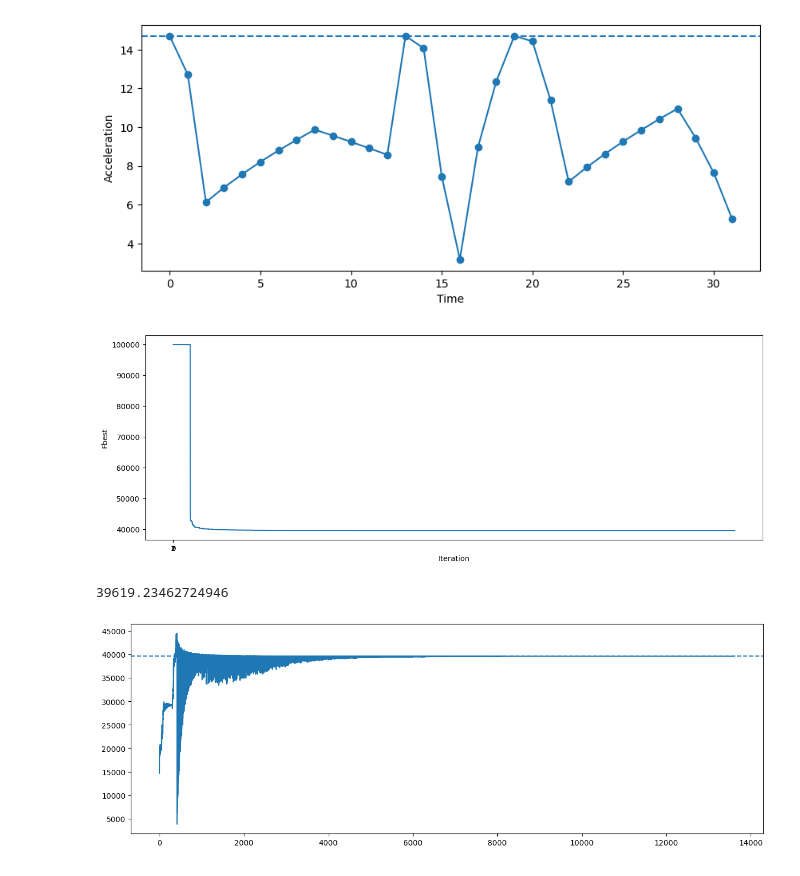
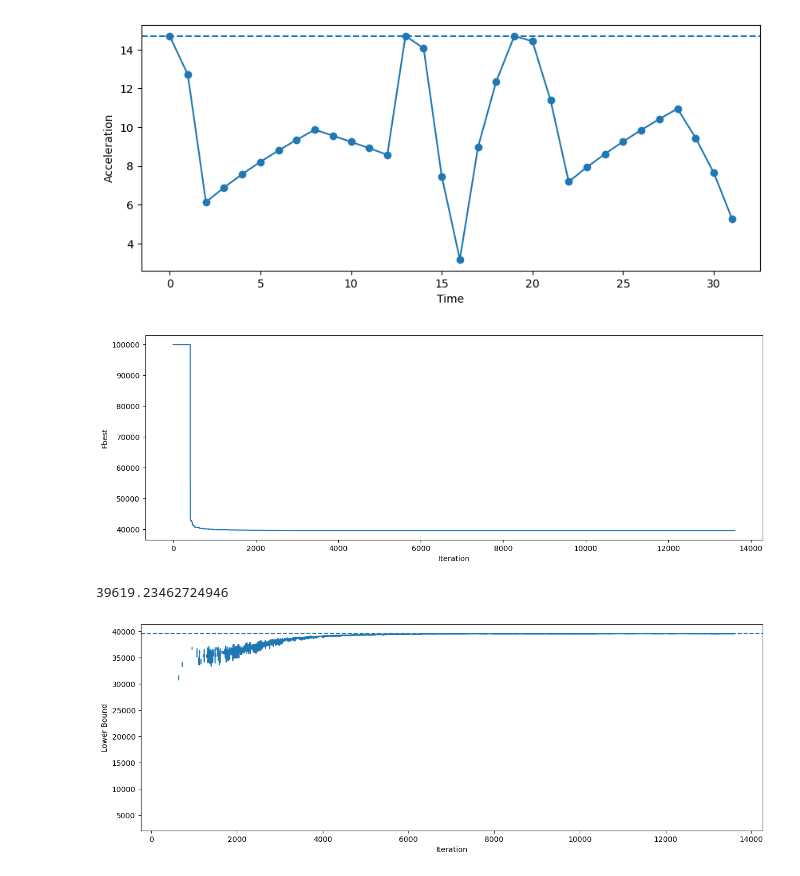
Before and after one commit to Vangelice/Ellipsoid-Optimization, a Jupyter notebook: optimization.ipynb, the cells around one changed output. Saved outputs shown, nothing was run; the diff lists cells and outputs as text; code cells hidden in the pictures.

Commit message:
Nanlify some lower bound

```diff
--- a/optimization.ipynb
+++ b/optimization.ipynb
@@ -152,10 +152,13 @@ plt.show()
 # %%
 LB=[]
 for i in range(It+1):
-    temp=0
-    for j in range(T-1):
-        temp+=XL[i][j]**3+XL[i][j]**2+XL[i][j]+1
-    LB.append(temp-NL[i])
+    if FeL[i] == 1:
+        temp=0
+        for j in range(T-1):
+            temp+=XL[i][j]**3+XL[i][j]**2+XL[i][j]+1
+        LB.append(temp-NL[i])
+    else:
+        LB.append(np.nan)
 # %%
 fig=plt.figure(num=1,figsize=(15,5))
 # plt.scatter(range(1,It+2),FbL)
@@ -219,14 +222,12 @@ plt.show()
 fig=plt.figure(num=1,figsize=(15,5))
 # plt.scatter(range(1,It+2),FbL)
 plt.plot(range(1,It+2),FbL)
-my_x_ticks = np.arange(0, 3, 1)
-plt.xticks(my_x_ticks)
 plt.xlabel("Iteration")
 plt.ylabel("Fbest")
 plt.savefig("32d_fbest.jpg")
 plt.show()
 # %% [output]
-[figure, old version]
+[figure, new version]
 # %%
 FbL[-1]
 # %% [output]
@@ -234,18 +235,21 @@ FbL[-1]
 # %%
 LB=[]
 for i in range(It+1):
-    temp=0
-    for j in range(T-1):
-        temp+=XL[i][j]**3+XL[i][j]**2+XL[i][j]+1
-    LB.append(temp-NL[i])
+    if FeL[i] == 1:
+        temp=0
+        for j in range(T-1):
+            temp+=XL[i][j]**3+XL[i][j]**2+XL[i][j]+1
+        LB.append(temp-NL[i])
+    else:
+        LB.append(np.nan)
 # %%
 fig1=plt.figure(num=1,figsize=(15,5))
 # plt.scatter(range(1,It+2),FbL)
 plt.plot(range(1,It+2),LB)
 plt.axhline(FbL[-1], linestyle='--')
 plt.xlabel("Iteration")
-plt.ylabel("Lower ")
+plt.ylabel("Lower Bound")
 plt.savefig("32d_lowerbound.jpg")
 plt.show()
 # %% [output]
-[figure, old version]
+[figure, new version]
```
Also changed, not shown: parts of 1 cell of this notebook, 4 other files.
